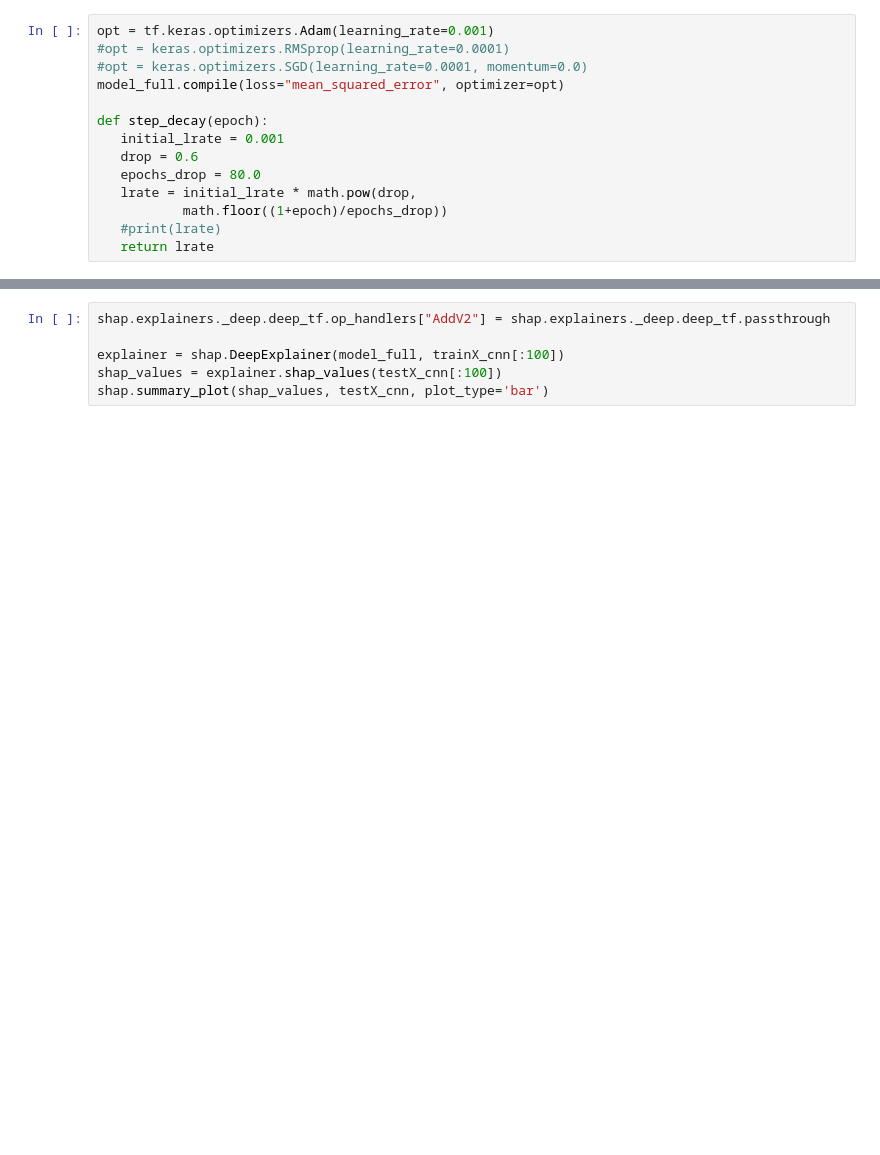
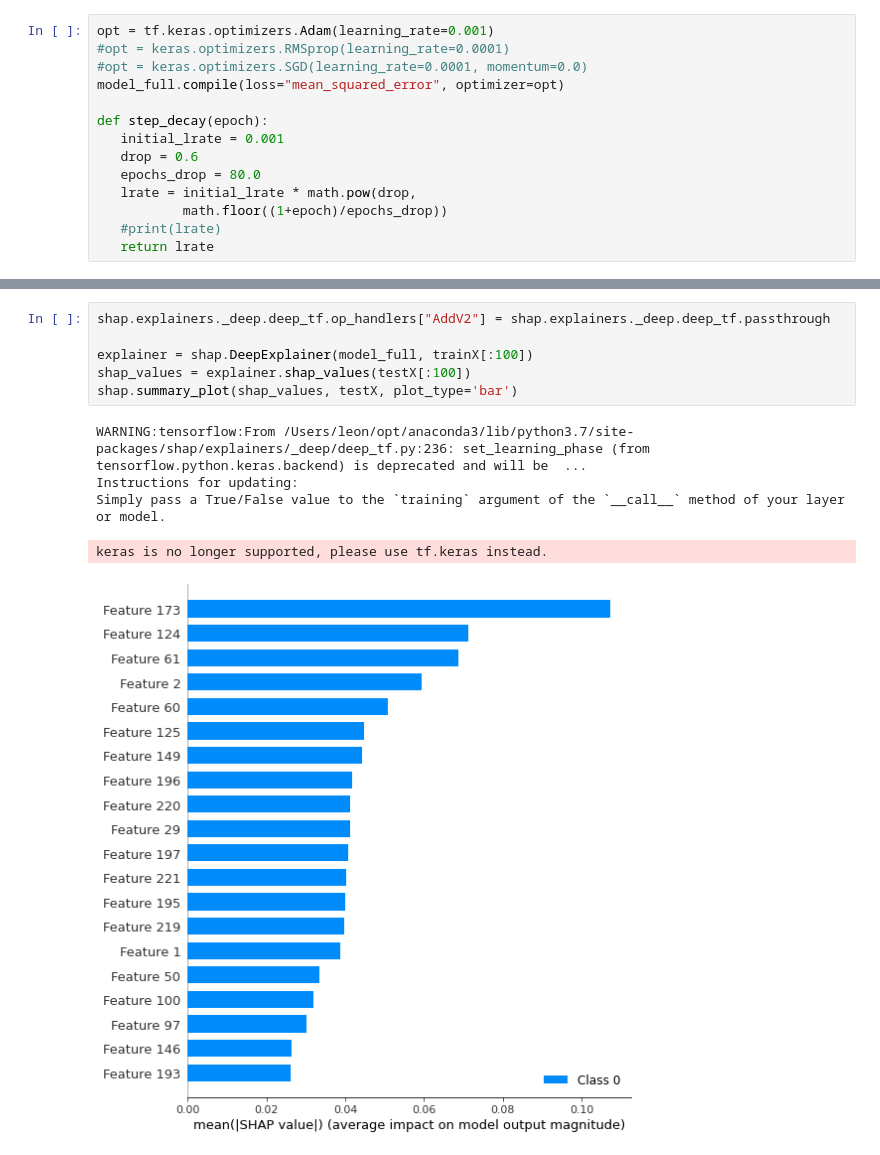
Before and after one commit to ju-leon/bachelor-thesis, a Jupyter notebook: code/Dscribe Encode.ipynb, the cells around one changed output, grey strips where cells are left out. Cells and saved outputs as stored; diff of their text form; blank space fills up the shorter version.

```diff
--- a/code/Dscribe Encode.ipynb
+++ b/code/Dscribe Encode.ipynb
@@ -822,9 +262,15 @@ shap.initjs()
 # %%
 shap.explainers._deep.deep_tf.op_handlers["AddV2"] = shap.explainers._deep.deep_tf.passthrough
 
-explainer = shap.DeepExplainer(model_full, trainX_cnn[:100])
-shap_values = explainer.shap_values(testX_cnn[:100])
-shap.summary_plot(shap_values, testX_cnn, plot_type='bar')
+explainer = shap.DeepExplainer(model_full, trainX[:100])
+shap_values = explainer.shap_values(testX[:100])
+shap.summary_plot(shap_values, testX, plot_type='bar')
+# %% [output]
+WARNING:tensorflow:From /Users/leon/opt/anaconda3/lib/python3.7/site-packages/shap/explainers/_deep/deep_tf.py:236: set_learning_phase (from tensorflow.python.keras.backend) is deprecated and will be  ...
+Instructions for updating:
+Simply pass a True/False value to the `training` argument of the `__call__` method of your layer or model.
+keras is no longer supported, please use tf.keras instead.
+[figure, added]
 # %%
 def f(X):
     return model_full.predict(X).flatten()
```
Also changed, not shown: parts of 57 cells of this notebook.
